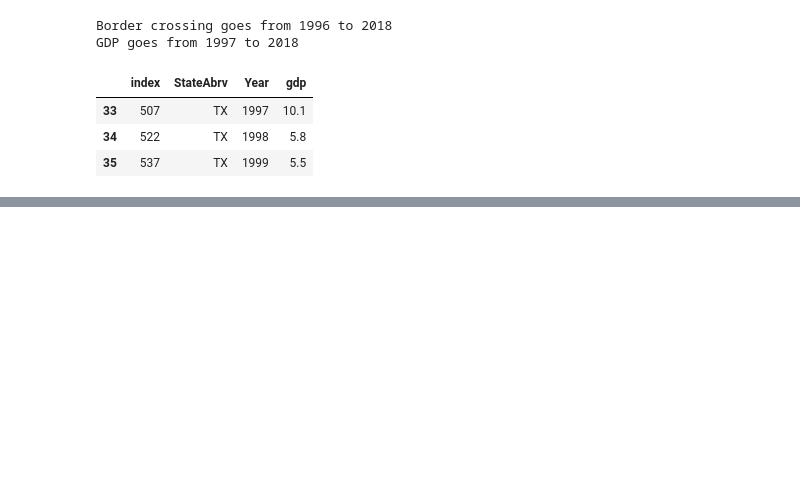
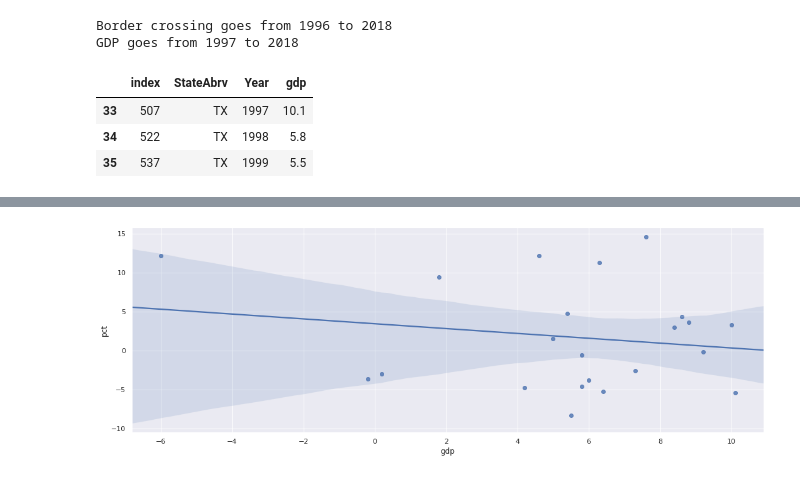
Before and after one commit to maxrgnt/economic-eda-by-state, a Jupyter notebook: EDA.ipynb, the cells around one changed output, grey strips where cells are left out. Cells and saved outputs as stored; diff of their text form; code cells hidden in the pictures; blank space fills up the shorter version.

```diff
--- a/EDA.ipynb
+++ b/EDA.ipynb
@@ -258,0 +296,4 @@ for y in list(brdr['Year'].unique()):
+# %%
+sns.regplot(x = 'gdp', y = 'pct', data = new, );
+# %% [output]
+[figure, added]
```
Also changed, not shown: parts of 10 cells of this notebook.
